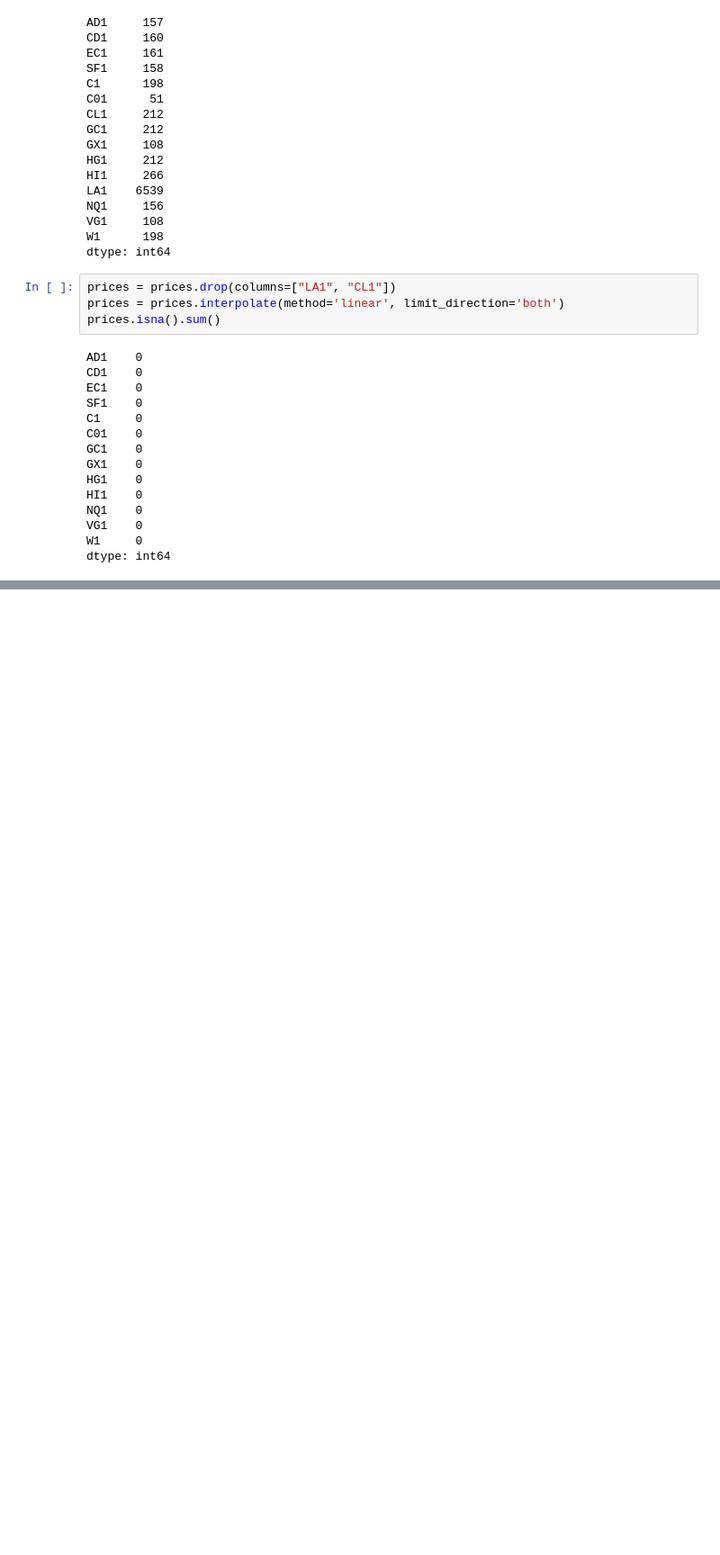
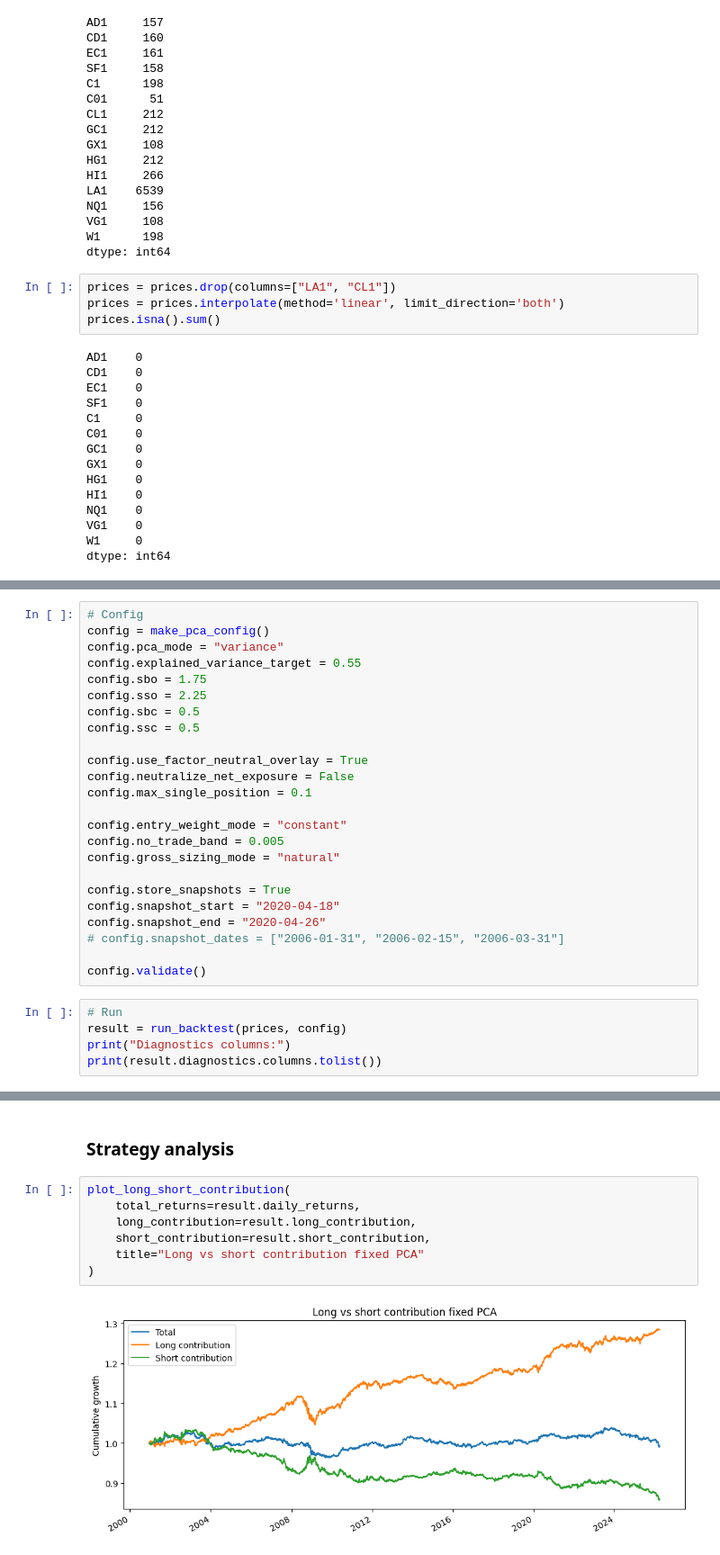
Before and after one commit to AntonBzd/Strat_Arbitrage_M.Avellaneda_JH.Lee, a Jupyter notebook: stat_arb.ipynb, the cells around one changed output, grey strips where cells are left out. Shown at 90% size. Saved outputs shown, nothing was run; the diff lists cells and outputs as text; blank space fills up the shorter version.

```diff
--- a/stat_arb.ipynb
+++ b/stat_arb.ipynb
@@ -97,0 +80,29 @@ dict_keys(['equity_curve', 'daily_returns', 'turnover', 'nb_trades', 'return'])
+# %%
+# Config
+config = make_pca_config()
+config.pca_mode = "variance"
+config.explained_variance_target = 0.55
+config.sbo = 1.75
+config.sso = 2.25
+config.sbc = 0.5
+config.ssc = 0.5
+
+config.use_factor_neutral_overlay = True
+config.neutralize_net_exposure = False
+config.max_single_position = 0.1
+
+config.entry_weight_mode = "constant"
+config.no_trade_band = 0.005
+config.gross_sizing_mode = "natural"
+
+config.store_snapshots = True
+config.snapshot_start = "2020-04-18"
+config.snapshot_end = "2020-04-26"
+# config.snapshot_dates = ["2006-01-31", "2006-02-15", "2006-03-31"]
+
+config.validate()
+# %%
+# Run
+result = run_backtest(prices, config)
+print("Diagnostics columns:")
+print(result.diagnostics.columns.tolist())
@@ -97,0 +132,11 @@ dict_keys(['equity_curve', 'daily_returns', 'turnover', 'nb_trades', 'return'])
+# %% [markdown]
+### Strategy analysis
+# %%
+plot_long_short_contribution(
+    total_returns=result.daily_returns,
+    long_contribution=result.long_contribution,
+    short_contribution=result.short_contribution,
+    title="Long vs short contribution fixed PCA"
+)
+# %% [output]
+[figure, added]
```
Also changed, not shown: parts of 47 cells of this notebook.
